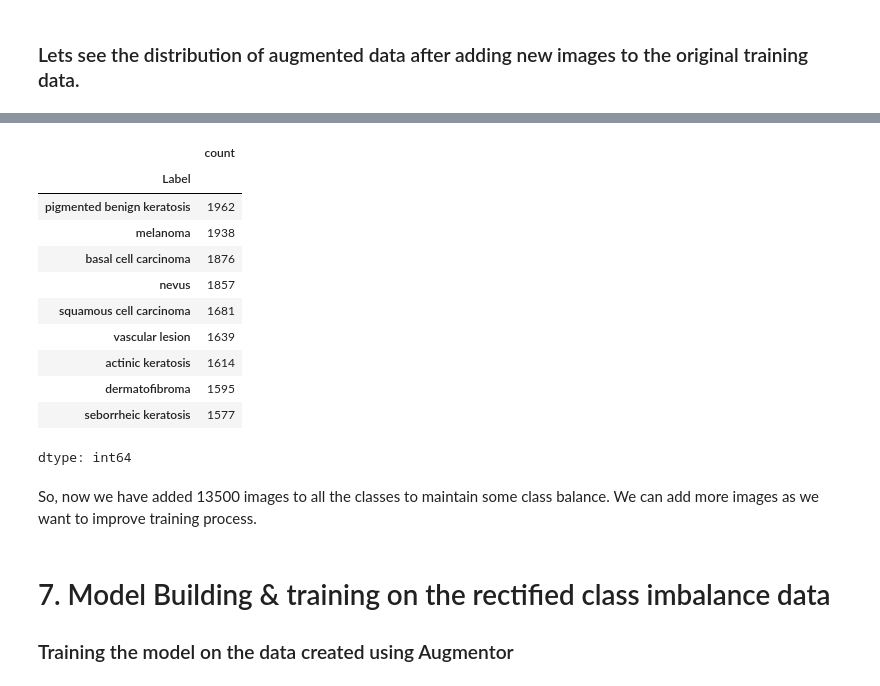
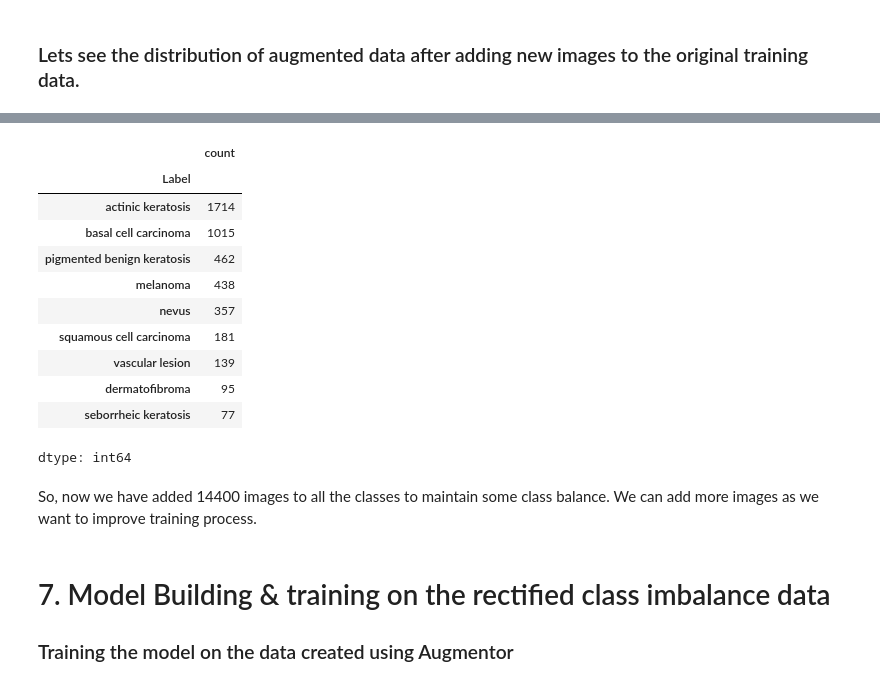
Before and after one commit to ikhan3rd/MelanomaDetectionAssignment, a Jupyter notebook: IrfanKhanMohammed_nn.ipynb, the cells around one changed output, grey strips where cells are left out. Cells and saved outputs as stored; diff of their text form; code cells hidden in the pictures.

```diff
--- a/IrfanKhanMohammed_nn.ipynb
+++ b/IrfanKhanMohammed_nn.ipynb
@@ -546,6 +562,6 @@ print(image_count_train)
 # %% [markdown]
 ### Lets see the distribution of augmented data after adding new images to the original training data.
 # %%
-path_list = [x for x in glob(os.path.join(output_dir, '*','output', '*.jpg'))]
-path_list [:20]
+path_list_train = [x for x in glob(os.path.join(train_output_dir, '*','output', '*.jpg'))]
+path_list_train [:10]
 # %% [output]
@@ -572,4 +578,4 @@ path_list [:20]
 # %%
-lesion_list_new = [os.path.basename(os.path.dirname(os.path.dirname(y))) for y in glob(os.path.join(output_dir, '*','output', '*.jpg'))]
-lesion_list_new [:20]
+lesion_list_new_train = [os.path.basename(os.path.dirname(os.path.dirname(y))) for y in glob(os.path.join(train_output_dir, '*','output', '*.jpg'))]
+lesion_list_new_train [:10]
 # %% [output]
@@ -596,25 +592,25 @@ lesion_list_new [:20]
 # %%
-dataframe_dict_new = dict(zip(path_list, lesion_list_new))
+dataframe_dict_new_train = dict(zip(path_list, lesion_list_new_train))
 # %%
-data2 = pd.DataFrame(list(dataframe_dict_new.items()),columns = ['Path','Label'])
-new_df = data1._append(data2)
+datad = pd.DataFrame(list(dataframe_dict_new_train.items()),columns = ['Path','Label'])
+data_df = datadf._append(datad)
 # %%
-new_df['Label'].value_counts()
+data_df['Label'].value_counts()
 # %% [output]
 |  | count |
 | Label |  |
-| pigmented benign keratosis | 1962 |
-| melanoma | 1938 |
-| basal cell carcinoma | 1876 |
-| nevus | 1857 |
-| squamous cell carcinoma | 1681 |
-| vascular lesion | 1639 |
-| actinic keratosis | 1614 |
-| dermatofibroma | 1595 |
-| seborrheic keratosis | 1577 |
+| actinic keratosis | 1714 |
+| basal cell carcinoma | 1015 |
+| pigmented benign keratosis | 462 |
+| melanoma | 438 |
+| nevus | 357 |
+| squamous cell carcinoma | 181 |
+| vascular lesion | 139 |
+| dermatofibroma | 95 |
+| seborrheic keratosis | 77 |
 dtype: int64
 # %% [markdown]
-So, now we have added 13500 images to all the classes to maintain some class balance. We can add more images as we want to improve training process.
+So, now we have added 14400 images to all the classes to maintain some class balance. We can add more images as we want to improve training process.
 # %% [markdown]
 # 7. Model Building & training on the rectified class imbalance data
 
```
Also changed, not shown: parts of 32 cells of this notebook.
